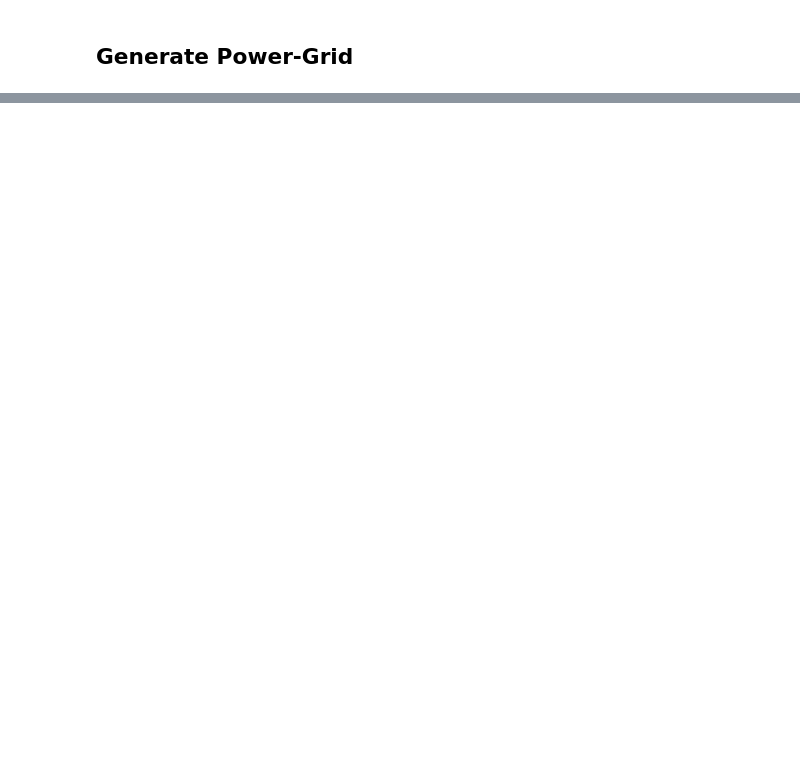
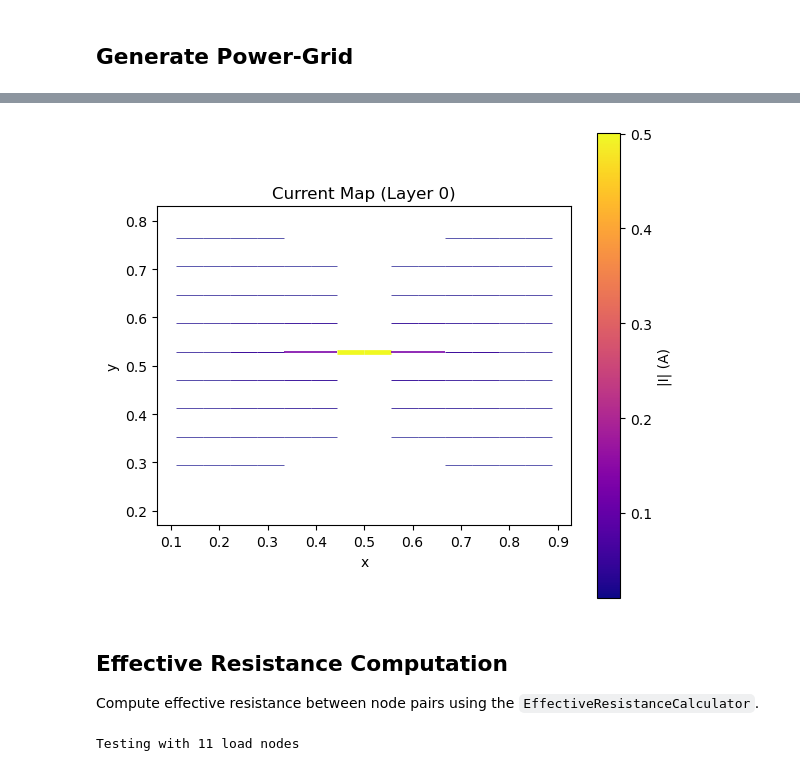
Before and after one commit to patour/sigma_dvd_prototype, a Jupyter notebook: proto.ipynb, the cells around one changed output, grey strips where cells are left out. Saved outputs shown, nothing was run; the diff lists cells and outputs as text; code cells hidden in the pictures; blank space fills up the shorter version.

Commit message:
Add EffectiveResistanceCalculator module

```diff
--- a/proto.ipynb
+++ b/proto.ipynb
@@ -22,0 +68,22 @@ Loads placed: 144 nodes; Pads: 10
+# %%
+from irdrop import plot_current_map
+fig, ax = plot_current_map(G, result.voltages, layer=0, min_current=1.e-2, show=True)
+display(fig)
+# %% [output]
+[figure, added]
+# %% [markdown]
+## Effective Resistance Computation
+
+Compute effective resistance between node pairs using the `EffectiveResistanceCalculator`.
+# %%
+from irdrop import EffectiveResistanceCalculator
+import numpy as np
+
+# Create calculator using the existing model
+calc = EffectiveResistanceCalculator(model)
+
+# Get some load nodes to test
+load_nodes = current_nodes + list(loads.keys())[:10]
+print(f"Testing with {len(load_nodes)} load nodes")
+# %% [output]
+Testing with 11 load nodes
```
Also changed, not shown: parts of 11 cells of this notebook, 5 other files.
